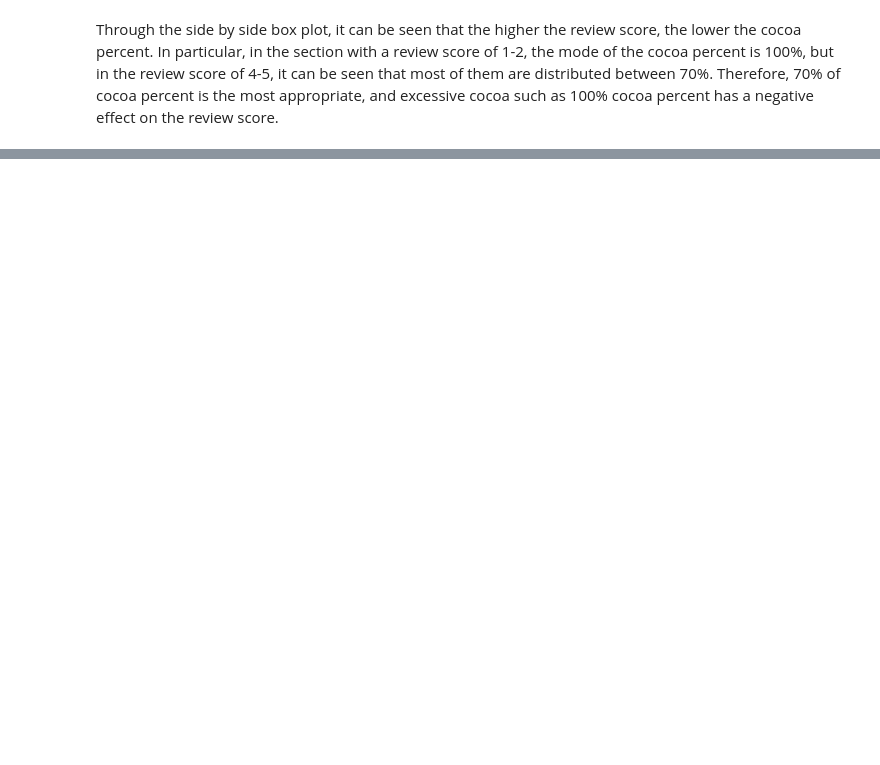
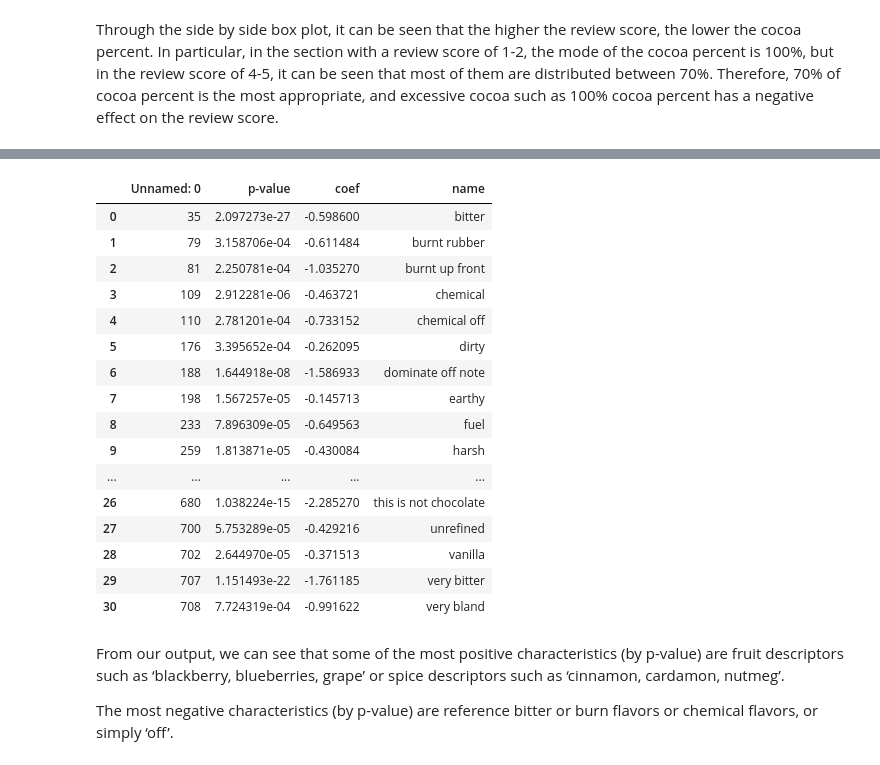
Before and after one commit to UCB-stat-159-s22/hw07-Group22, a Jupyter notebook: narrative.ipynb, the cells around one changed output, grey strips where cells are left out. Cells and saved outputs as stored; diff of their text form; code cells hidden in the pictures; blank space fills up the shorter version.

```diff
--- a/narrative.ipynb
+++ b/narrative.ipynb
@@ -89,0 +105,25 @@ Through the side by side box plot, it can be seen that the higher the review sco
+# %%
+df_disp_low = pd.read_csv('tables/bad_review_memorable_characteristics.csv')
+df_disp_low
+# %% [output]
+|  | Unnamed: 0 | p-value | coef | name |
+| 0 | 35 | 2.097273e-27 | -0.598600 | bitter |
+| 1 | 79 | 3.158706e-04 | -0.611484 | burnt rubber |
+| 2 | 81 | 2.250781e-04 | -1.035270 | burnt up front |
+| 3 | 109 | 2.912281e-06 | -0.463721 | chemical |
+| 4 | 110 | 2.781201e-04 | -0.733152 | chemical off |
+| 5 | 176 | 3.395652e-04 | -0.262095 | dirty |
+| 6 | 188 | 1.644918e-08 | -1.586933 | dominate off note |
+| 7 | 198 | 1.567257e-05 | -0.145713 | earthy |
+| 8 | 233 | 7.896309e-05 | -0.649563 | fuel |
+| 9 | 259 | 1.813871e-05 | -0.430084 | harsh |
+| ... | ... | ... | ... | ... |
+| 26 | 680 | 1.038224e-15 | -2.285270 | this is not chocolate |
+| 27 | 700 | 5.753289e-05 | -0.429216 | unrefined |
+| 28 | 702 | 2.644970e-05 | -0.371513 | vanilla |
+| 29 | 707 | 1.151493e-22 | -1.761185 | very bitter |
+| 30 | 708 | 7.724319e-04 | -0.991622 | very bland |
+# %% [markdown]
+From our output, we can see that some of the most positive characteristics (by p-value) are fruit descriptors such as ‘blackberry, blueberries, grape’ or spice descriptors such as ‘cinnamon, cardamon, nutmeg’.
+
+The most negative characteristics  (by p-value) are reference bitter or burn flavors or chemical flavors, or simply ‘off’.
```
Also changed, not shown: parts of 10 cells of this notebook, 3 other files.
